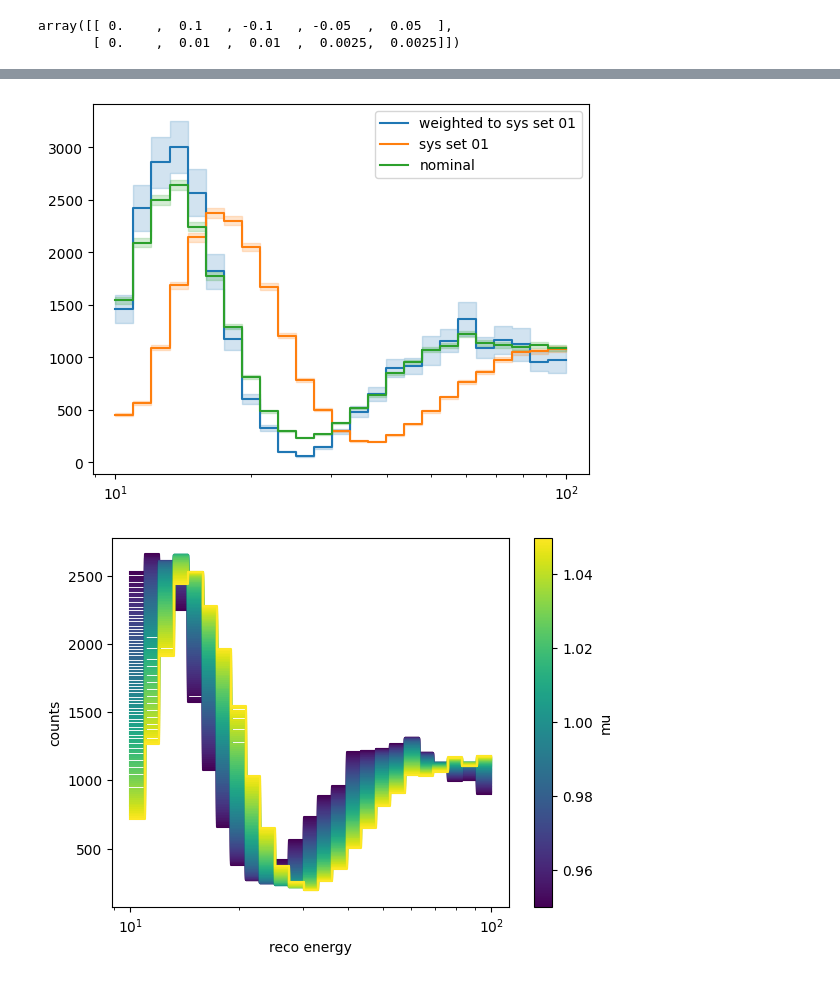
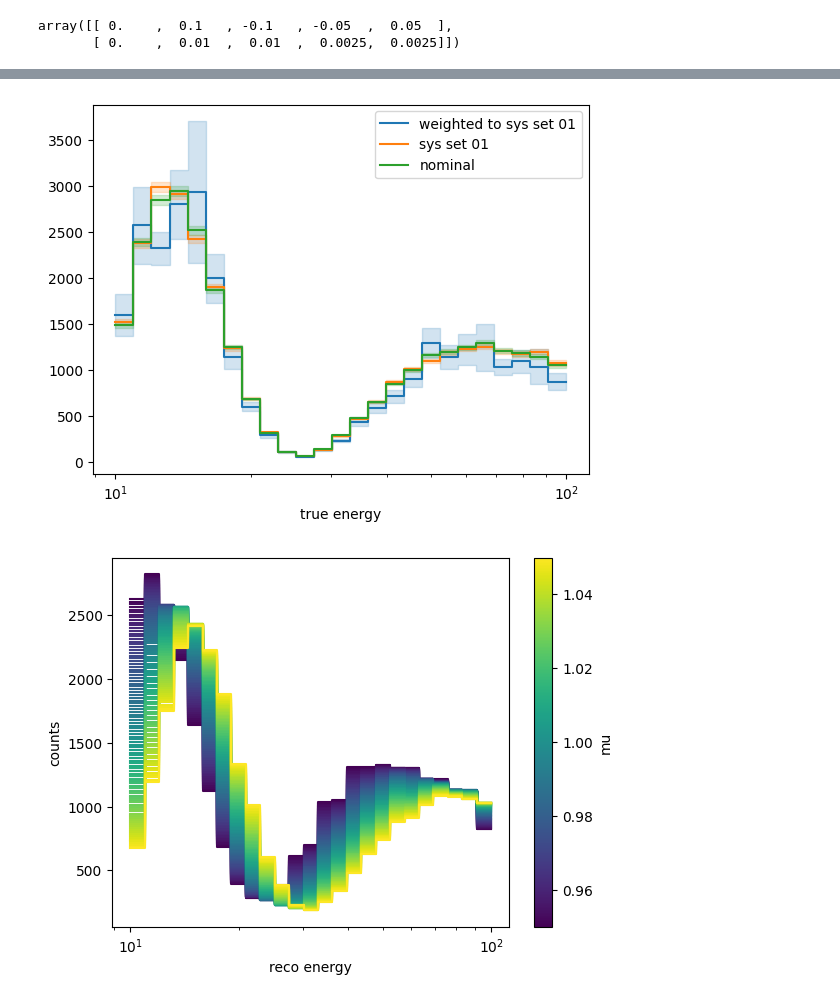
Before and after one commit to LeanderFischer/ultrasurfaces, a Jupyter notebook: New_Ultrasurface_Notebook_Alex.ipynb, the cells around one changed output, grey strips where cells are left out. Saved outputs shown, nothing was run; the diff lists cells and outputs as text; code cells hidden in the pictures.

```diff
--- a/New_Ultrasurface_Notebook_Alex.ipynb
+++ b/New_Ultrasurface_Notebook_Alex.ipynb
@@ -254,0 +294,9 @@ df_with_grads = calculate_grads.fit_gradients(
+# %%
+df_grad_net = calculate_grad_net.run_grad_net(
+    gen_nominal,
+    [gen_sys_1, gen_sys_2, gen_sys_3, gen_sys_4],
+    variables=["true_energy", "reco_energy"],
+    param_names=["mu"],
+    verbose=1,
+    epochs=30,
+)
@@ -320,27 +387,28 @@ plt.show()
 # %%
 hist_at_sys_01 = generate_histogram_at_response(
-    df_with_grads, default_response, gen_sys_1.detector_response, bin_edges, variable="true_energy"
+    df_grad_net, default_response, gen_sys_1.detector_response, bin_edges, variable="true_energy"
 )
-sys_hist = gen_sys_1.get_histogram(bin_edges)
-nominal_hist = gen_nominal.get_histogram(bin_edges)
+sys_hist = gen_sys_1.get_histogram(bin_edges, variable="true_energy")
+nominal_hist = gen_nominal.get_histogram(bin_edges, variable="true_energy")
 
 # plot the histograms
 fig, ax = plt.subplots()
 plot_histogram(hist_at_sys_01, ax=ax, label="weighted to sys set 01")
 plot_histogram(sys_hist, ax=ax, label="sys set 01")
 plot_histogram(nominal_hist, ax=ax, label="nominal")
+plt.xlabel("true energy")
 plt.semilogx()
 plt.legend()
 plt.show()
 # %% [output]
-[figure, old version]
+[figure, new version]
 # %%
 # sweep response parameter mu around nominal value and plot the histograms
 mus = np.linspace(0.95, 1.05, 100)
 hists = []
 for mu in mus:
     response = generator.Response(mu * default_response.mu, default_response.sigma)
-    hists.append(generate_histogram_at_response(df_with_grads, default_response, response, bin_edges))
+    hists.append(generate_histogram_at_response(df_grad_net, default_response, response, bin_edges))
 
 fig, ax = plt.subplots()
 # make list of colors from a colormap
@@ -357,4 +425,4 @@ plt.ylabel("counts")
 plt.semilogx()
 plt.show()
 # %% [output]
-[figure, old version]
+[figure, new version]
```
Also changed, not shown: parts of 20 cells of this notebook, 4 other files.
